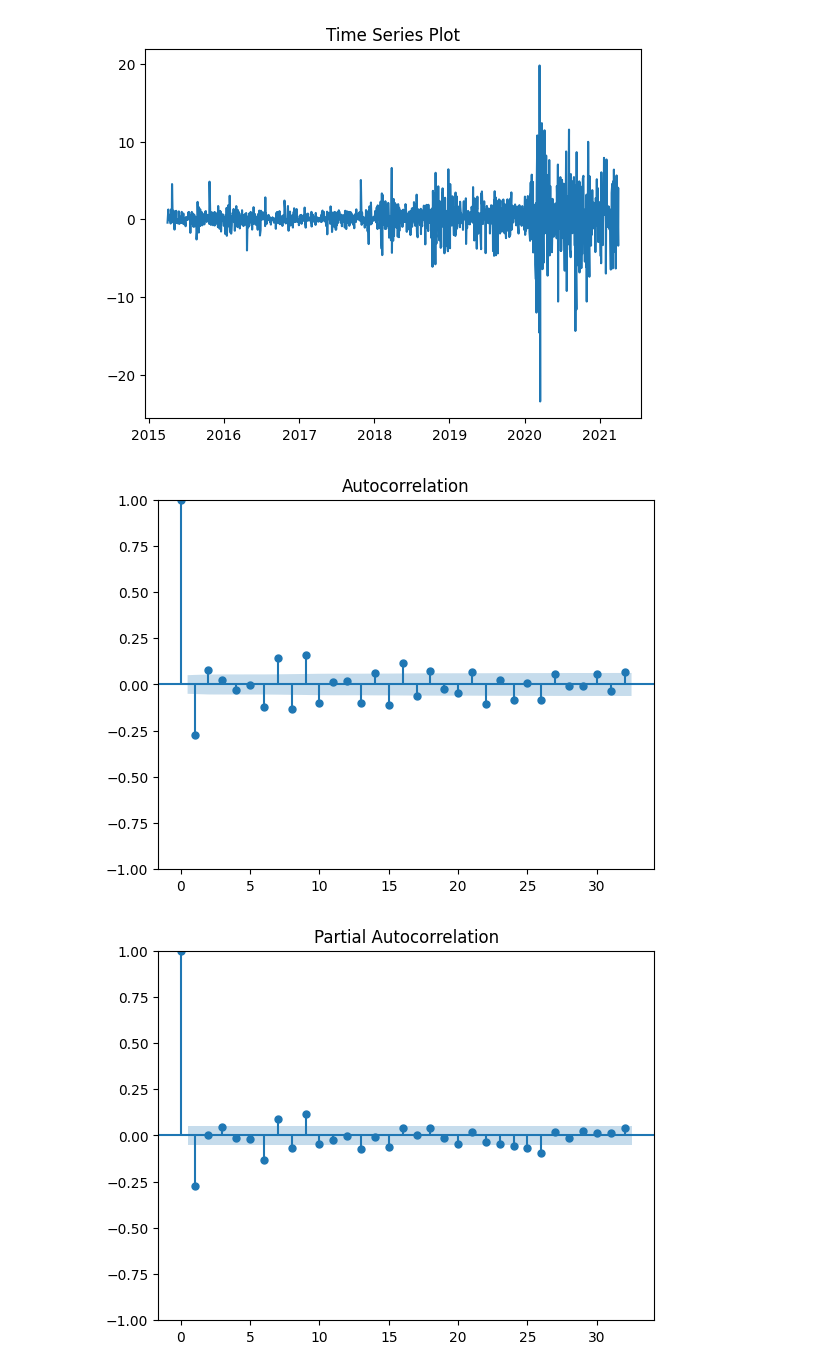
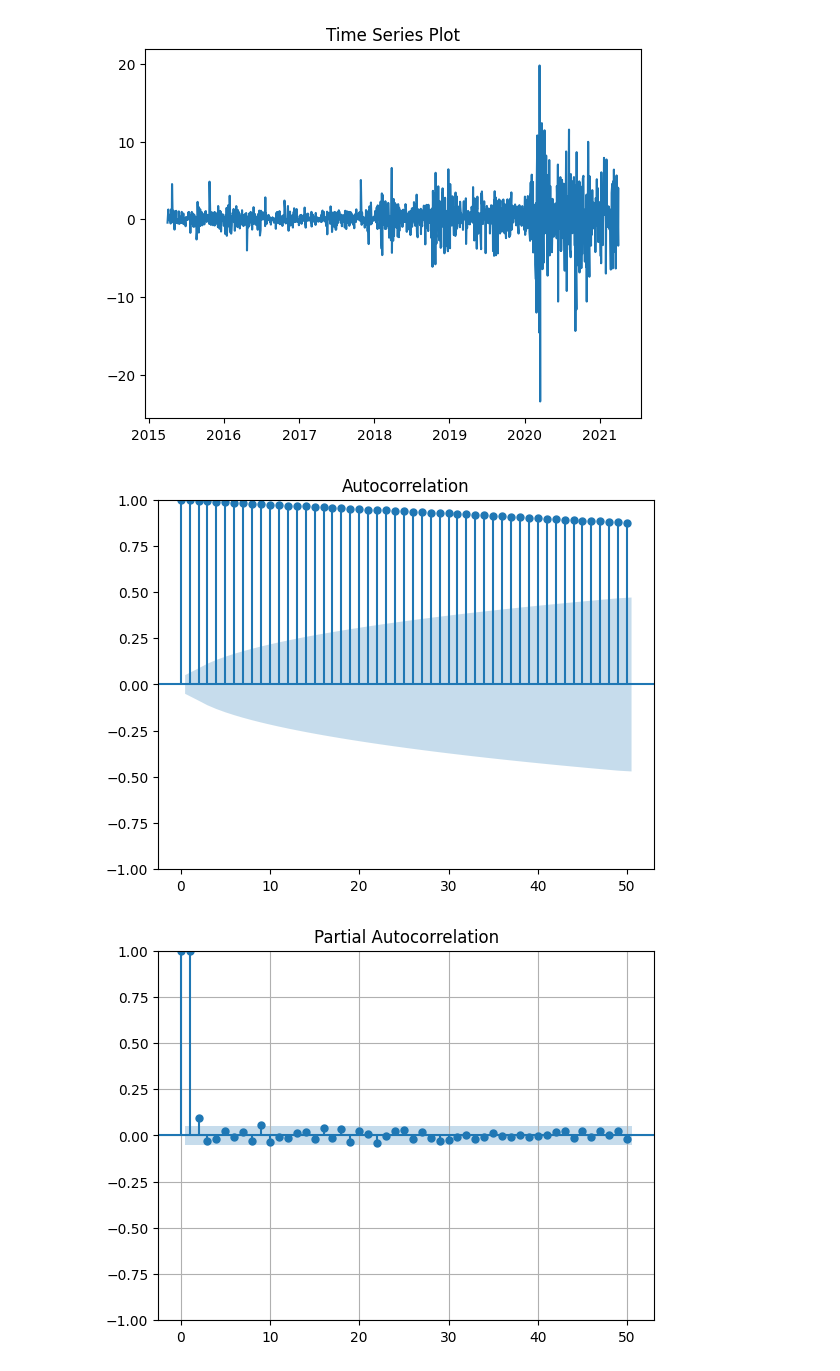
Before and after one commit to Midigan/Joint-CA2-Machine-Learning-for-Business, a Jupyter notebook: CA2 MLB and DV Integrated.ipynb, the cells around one changed output. Saved outputs shown, nothing was run; the diff lists cells and outputs as text; code cells hidden in the pictures.

```diff
--- a/CA2 MLB and DV Integrated.ipynb
+++ b/CA2 MLB and DV Integrated.ipynb
@@ -143,11 +313,12 @@ plt.show()
 # %% [output]
 [figure]
 # %%
-#Plotting the ACF and PACF for diff_time_series
+# Autocorrelation and Partial Autocorrelation
 from statsmodels.graphics.tsaplots import plot_acf, plot_pacf
-plot_acf(diff_time_series)
-plot_pacf(diff_time_series)
+plot_acf(time_series, lags=50)
+plot_pacf(time_series, lags=50)
+plt.grid(True)
 plt.show()
 # %% [output]
-[figure, old version]
+[figure, new version]
-[figure, old version]
+[figure, new version]
```
Also changed, not shown: parts of 20 cells of this notebook.
